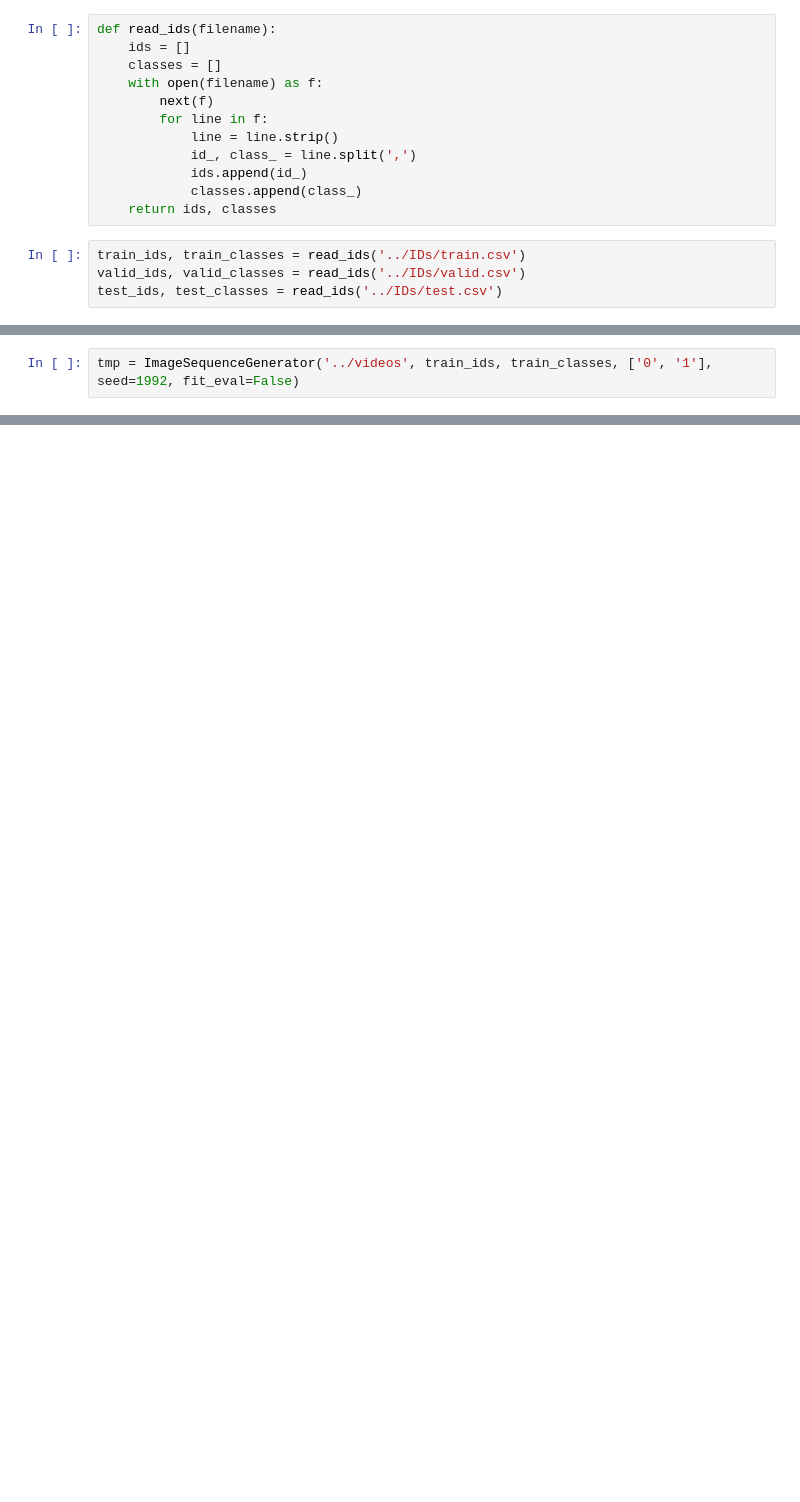
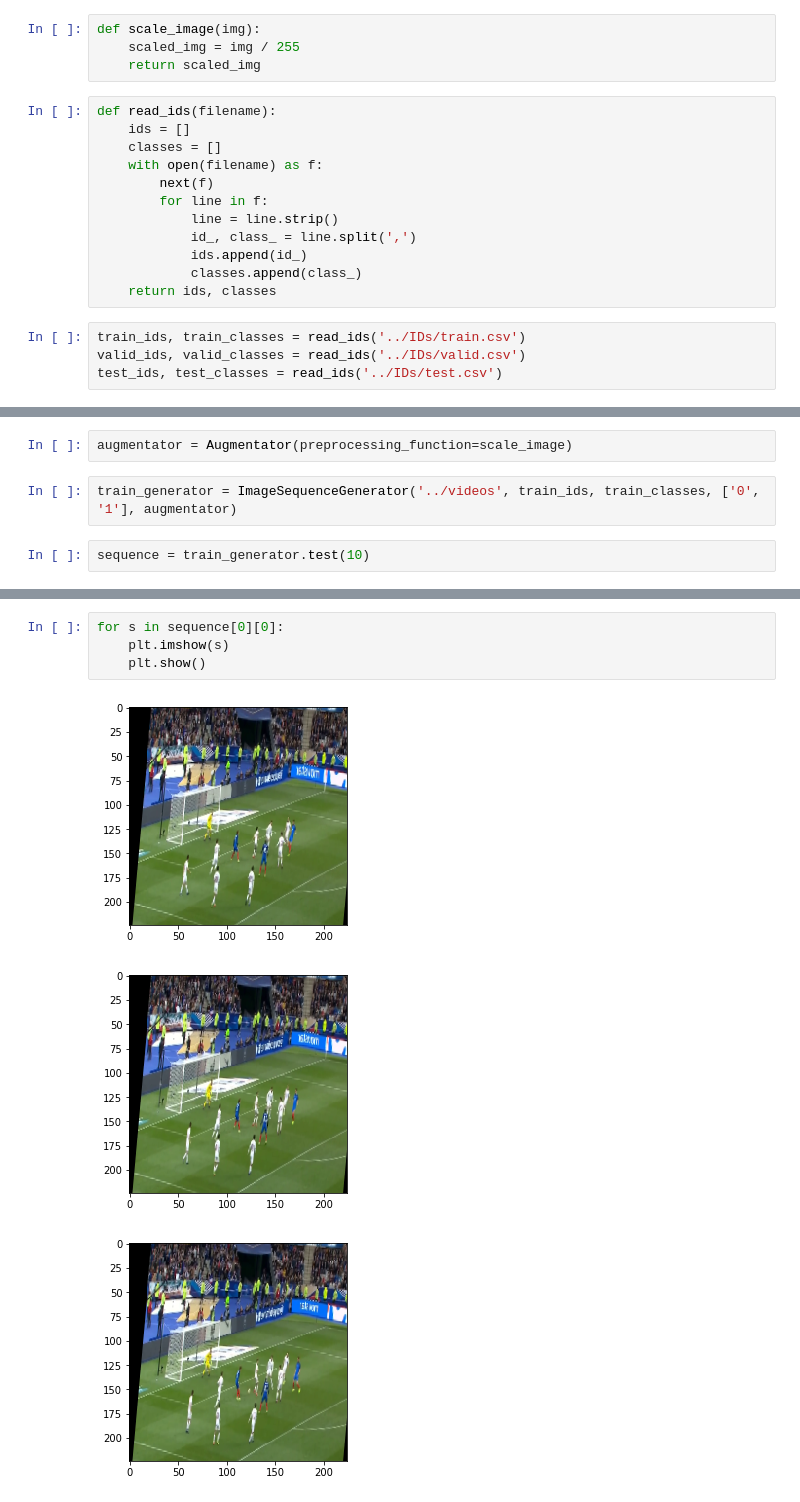
Before and after one commit to AndreyKoceruba/football_violations_detection, a Jupyter notebook: DenseNet121_Conv2D_GRU/violation_detection_conv2d_gru.ipynb, the cells around one changed output, grey strips where cells are left out. Cells and saved outputs as stored; diff of their text form; blank space fills up the shorter version.

Commit message:
Augmentator is done

```diff
--- a/DenseNet121_Conv2D_GRU/violation_detection_conv2d_gru.ipynb
+++ b/DenseNet121_Conv2D_GRU/violation_detection_conv2d_gru.ipynb
@@ -50,3 +240,7 @@ class ShortVideoWarning(UserWarning):
+# %%
+def scale_image(img):
+    scaled_img = img / 255
+    return scaled_img
 # %%
 def read_ids(filename):
     ids = []
@@ -198,2 +260,6 @@ class ImageSequenceGenerator(Sequence):
+# %%
+augmentator = Augmentator(preprocessing_function=scale_image)
 # %%
-tmp = ImageSequenceGenerator('../videos', train_ids, train_classes, ['0', '1'], seed=1992, fit_eval=False)
+train_generator = ImageSequenceGenerator('../videos', train_ids, train_classes, ['0', '1'], augmentator)
+# %%
+sequence = train_generator.test(10)
@@ -199,0 +268,8 @@ tmp = ImageSequenceGenerator('../videos', train_ids, train_classes, ['0', '1'],
+# %%
+for s in sequence[0][0]:
+    plt.imshow(s)
+    plt.show()
+# %% [output]
+[figure, added]
+[figure, added]
+[figure, added]
```
Also changed, not shown: parts of 6 cells of this notebook.
